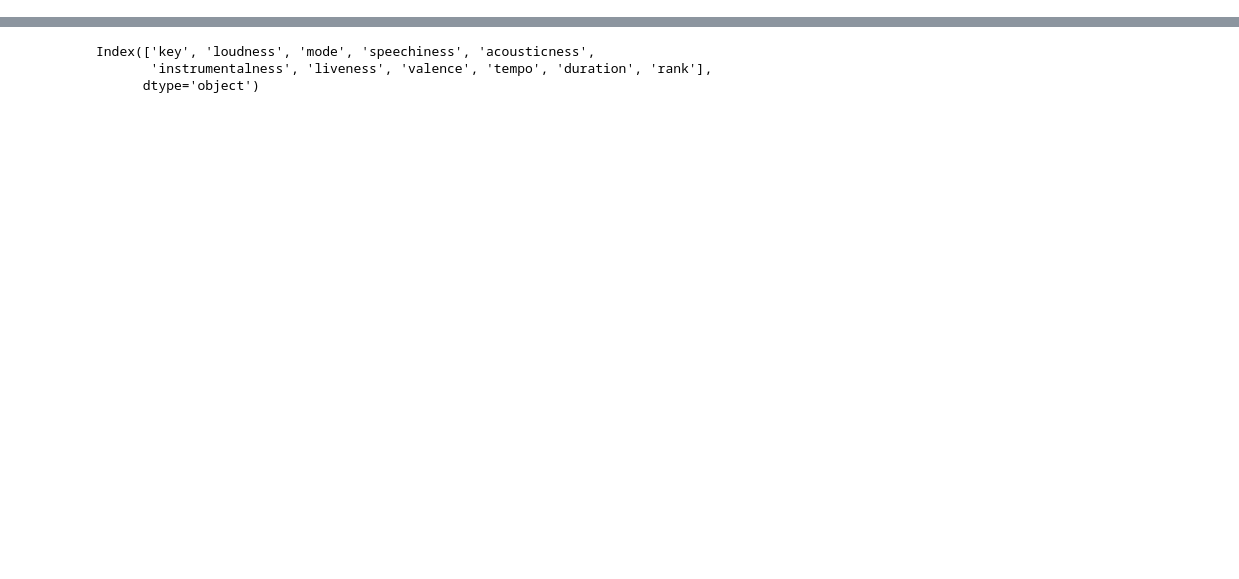
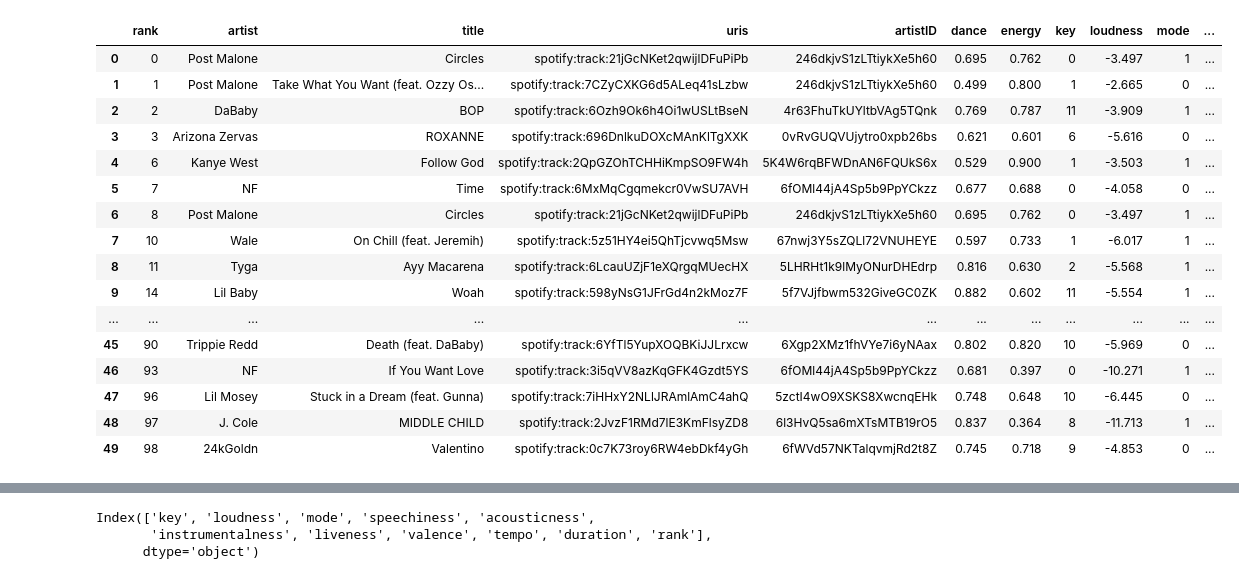
Before and after one commit to mackenziemitchell6/PopularHipHop, a Jupyter notebook: StartingRegression.ipynb, the cells around one changed output, grey strips where cells are left out. Drawn from its saved outputs; the diff is of its cells as text; code cells hidden in the pictures; blank space fills up the shorter version.

```diff
--- a/StartingRegression.ipynb
+++ b/StartingRegression.ipynb
@@ -6,3 +9,23 @@ import statsmodels.api as sm
 import statsmodels.formula.api as smf
 with open('df.pickle', 'rb') as f:
     df = pickle.load(f)
+# %%
+df
+# %% [output]
+|  | rank | artist | title | uris | artistID | dance | energy | key | loudness | mode | ... |
+| 0 | 0 | Post Malone | Circles | spotify:track:21jGcNKet2qwijlDFuPiPb | 246dkjvS1zLTtiykXe5h60 | 0.695 | 0.762 | 0 | -3.497 | 1 | ... |
+| 1 | 1 | Post Malone | Take What You Want (feat. Ozzy Os... | spotify:track:7CZyCXKG6d5ALeq41sLzbw | 246dkjvS1zLTtiykXe5h60 | 0.499 | 0.800 | 1 | -2.665 | 0 | ... |
+| 2 | 2 | DaBaby | BOP | spotify:track:6Ozh9Ok6h4Oi1wUSLtBseN | 4r63FhuTkUYltbVAg5TQnk | 0.769 | 0.787 | 11 | -3.909 | 1 | ... |
+| 3 | 3 | Arizona Zervas | ROXANNE | spotify:track:696DnlkuDOXcMAnKlTgXXK | 0vRvGUQVUjytro0xpb26bs | 0.621 | 0.601 | 6 | -5.616 | 0 | ... |
+| 4 | 6 | Kanye West | Follow God | spotify:track:2QpGZOhTCHHiKmpSO9FW4h | 5K4W6rqBFWDnAN6FQUkS6x | 0.529 | 0.900 | 1 | -3.503 | 1 | ... |
+| 5 | 7 | NF | Time | spotify:track:6MxMqCgqmekcr0VwSU7AVH | 6fOMl44jA4Sp5b9PpYCkzz | 0.677 | 0.688 | 0 | -4.058 | 0 | ... |
+| 6 | 8 | Post Malone | Circles | spotify:track:21jGcNKet2qwijlDFuPiPb | 246dkjvS1zLTtiykXe5h60 | 0.695 | 0.762 | 0 | -3.497 | 1 | ... |
+| 7 | 10 | Wale | On Chill (feat. Jeremih) | spotify:track:5z51HY4ei5QhTjcvwq5Msw | 67nwj3Y5sZQLl72VNUHEYE | 0.597 | 0.733 | 1 | -6.017 | 1 | ... |
+| 8 | 11 | Tyga | Ayy Macarena | spotify:track:6LcauUZjF1eXQrgqMUecHX | 5LHRHt1k9lMyONurDHEdrp | 0.816 | 0.630 | 2 | -5.568 | 1 | ... |
+| 9 | 14 | Lil Baby | Woah | spotify:track:598yNsG1JFrGd4n2kMoz7F | 5f7VJjfbwm532GiveGC0ZK | 0.882 | 0.602 | 11 | -5.554 | 1 | ... |
+| ... | ... | ... | ... | ... | ... | ... | ... | ... | ... | ... | ... |
+| 45 | 90 | Trippie Redd | Death (feat. DaBaby) | spotify:track:6YfTl5YupXOQBKiJJLrxcw | 6Xgp2XMz1fhVYe7i6yNAax | 0.802 | 0.820 | 10 | -5.969 | 0 | ... |
+| 46 | 93 | NF | If You Want Love | spotify:track:3i5qVV8azKqGFK4Gzdt5YS | 6fOMl44jA4Sp5b9PpYCkzz | 0.681 | 0.397 | 0 | -10.271 | 1 | ... |
+| 47 | 96 | Lil Mosey | Stuck in a Dream (feat. Gunna) | spotify:track:7iHHxY2NLlJRAmlAmC4ahQ | 5zctI4wO9XSKS8XwcnqEHk | 0.748 | 0.648 | 10 | -6.445 | 0 | ... |
+| 48 | 97 | J. Cole | MIDDLE CHILD | spotify:track:2JvzF1RMd7lE3KmFlsyZD8 | 6l3HvQ5sa6mXTsMTB19rO5 | 0.837 | 0.364 | 8 | -11.713 | 1 | ... |
+| 49 | 98 | 24kGoldn | Valentino | spotify:track:0c7K73roy6RW4ebDkf4yGh | 6fWVd57NKTalqvmjRd2t8Z | 0.745 | 0.718 | 9 | -4.853 | 0 | ... |
```
Also changed, not shown: parts of 6 cells of this notebook, 1 other file.
